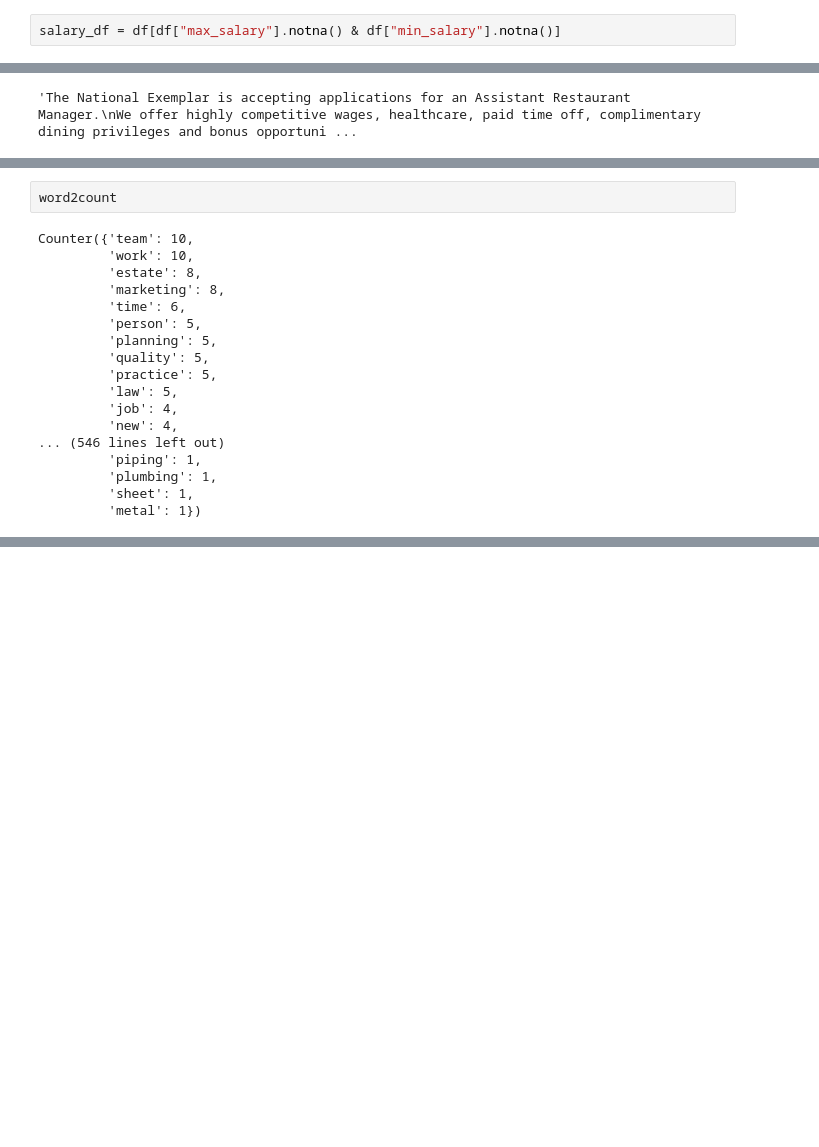
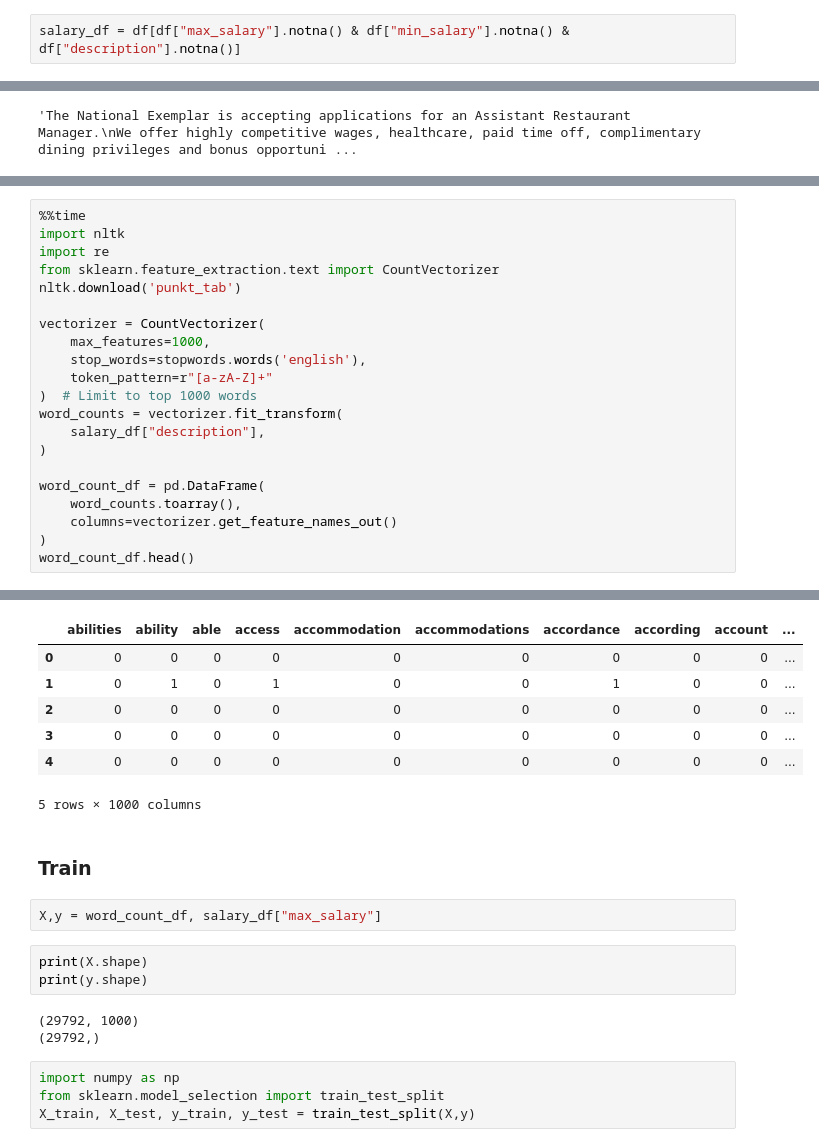
Before and after one commit to lucas-oma/cs2565-project, a Jupyter notebook: Project.ipynb, the cells around one changed output, grey strips where cells are left out. Cells and saved outputs as stored; diff of their text form; blank space fills up the shorter version.

Commit message:
add model training step

```diff
--- a/Project.ipynb
+++ b/Project.ipynb
@@ -72,4 +72,4 @@ ny_df[ny_df["max_salary"].notna() & ny_df["min_salary"].notna()].shape
 # %% [markdown]
 #### Drop NaN values and non USD
 # %%
-salary_df = df[df["max_salary"].notna() & df["min_salary"].notna()]
+salary_df = df[df["max_salary"].notna() & df["min_salary"].notna() & df["description"].notna()]
@@ -204,20 +179,22 @@ for word in stopwords.words('english'):
-# %%
-word2count
-# %% [output]
-Counter({'team': 10,
-         'work': 10,
-         'estate': 8,
-         'marketing': 8,
-         'time': 6,
-         'person': 5,
-         'planning': 5,
-         'quality': 5,
-         'practice': 5,
-         'law': 5,
-         'job': 4,
-         'new': 4,
-... (546 lines left out)
-         'piping': 1,
-         'plumbing': 1,
-         'sheet': 1,
-         'metal': 1})
+# %%
+%%time
+import nltk
+import re
+from sklearn.feature_extraction.text import CountVectorizer
+nltk.download('punkt_tab')
+
+vectorizer = CountVectorizer(
+    max_features=1000,
+    stop_words=stopwords.words('english'),
+    token_pattern=r"[a-zA-Z]+"
+)  # Limit to top 1000 words
+word_counts = vectorizer.fit_transform(
+    salary_df["description"],
+)
+
+word_count_df = pd.DataFrame(
+    word_counts.toarray(),
+    columns=vectorizer.get_feature_names_out()
+)
+word_count_df.head()
+# %% [output]
@@ -223,0 +206,21 @@ Counter({'team': 10,
+|  | abilities | ability | able | access | accommodation | accommodations | accordance | according | account | ... |
+| 0 | 0 | 0 | 0 | 0 | 0 | 0 | 0 | 0 | 0 | ... |
+| 1 | 0 | 1 | 0 | 1 | 0 | 0 | 1 | 0 | 0 | ... |
+| 2 | 0 | 0 | 0 | 0 | 0 | 0 | 0 | 0 | 0 | ... |
+| 3 | 0 | 0 | 0 | 0 | 0 | 0 | 0 | 0 | 0 | ... |
+| 4 | 0 | 0 | 0 | 0 | 0 | 0 | 0 | 0 | 0 | ... |
+5 rows × 1000 columns
+# %% [markdown]
+### Train
+# %%
+X,y = word_count_df, salary_df["max_salary"]
+# %%
+print(X.shape)
+print(y.shape)
+# %% [output]
+(29792, 1000)
+(29792,)
+# %%
+import numpy as np
+from sklearn.model_selection import train_test_split
+X_train, X_test, y_train, y_test = train_test_split(X,y)
```
Also changed, not shown: parts of 11 cells of this notebook, 1 other file.
